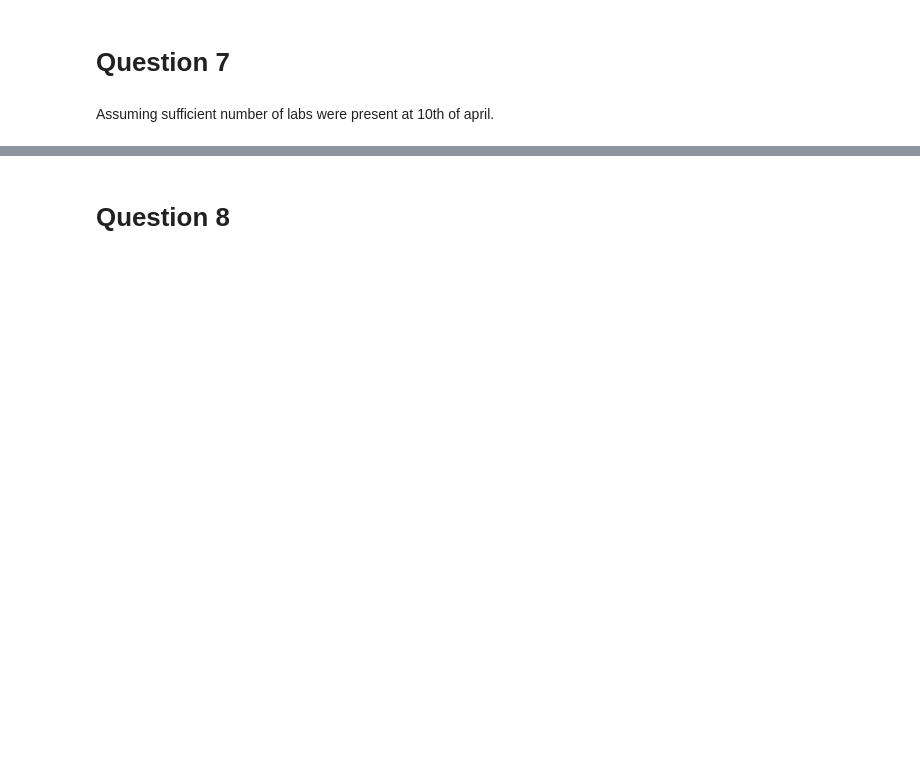
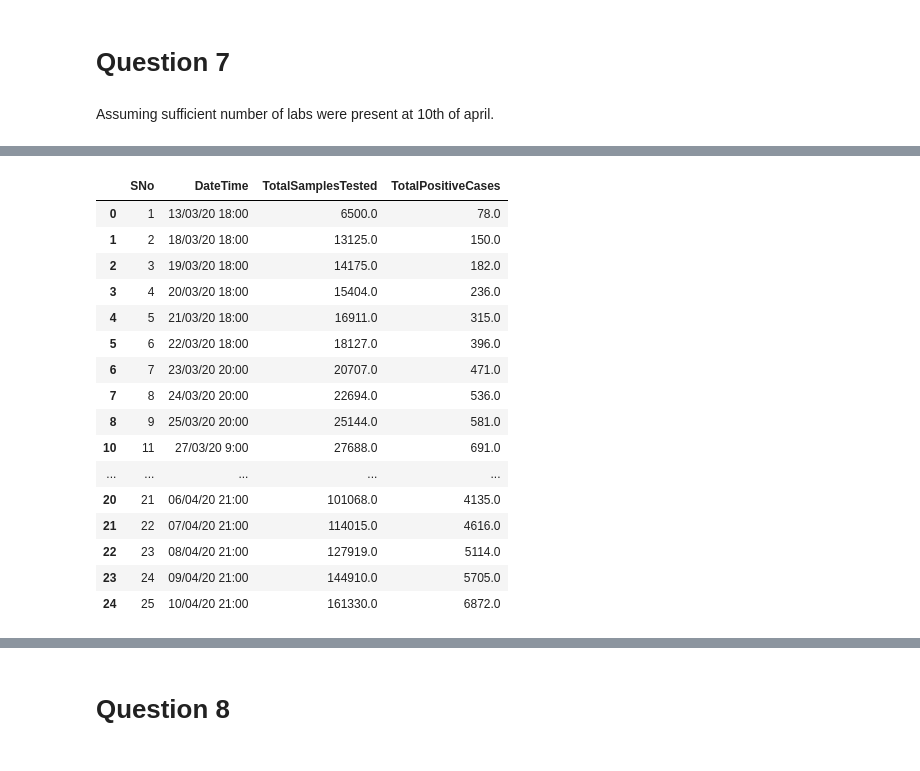
Before and after one commit to mew-two-github/CH5019_2020_GRP3, a Jupyter notebook: Question3/q3_vishal.ipynb, the cells around one changed output, grey strips where cells are left out. Saved outputs shown, nothing was run; the diff lists cells and outputs as text; code cells hidden in the pictures; blank space fills up the shorter version.

```diff
--- a/Question3/q3_vishal.ipynb
+++ b/Question3/q3_vishal.ipynb
@@ -675,0 +718,22 @@ additional_labs
+# %%
+#Dropping extra data(data after 10th april which wasn't available in the original dataset)
+df7 = df7.iloc[:20,:]
+df7
+# %% [output]
+|  | SNo | DateTime | TotalSamplesTested | TotalPositiveCases |
+| 0 | 1 | 13/03/20 18:00 | 6500.0 | 78.0 |
+| 1 | 2 | 18/03/20 18:00 | 13125.0 | 150.0 |
+| 2 | 3 | 19/03/20 18:00 | 14175.0 | 182.0 |
+| 3 | 4 | 20/03/20 18:00 | 15404.0 | 236.0 |
+| 4 | 5 | 21/03/20 18:00 | 16911.0 | 315.0 |
+| 5 | 6 | 22/03/20 18:00 | 18127.0 | 396.0 |
+| 6 | 7 | 23/03/20 20:00 | 20707.0 | 471.0 |
+| 7 | 8 | 24/03/20 20:00 | 22694.0 | 536.0 |
+| 8 | 9 | 25/03/20 20:00 | 25144.0 | 581.0 |
+| 10 | 11 | 27/03/20 9:00 | 27688.0 | 691.0 |
+| ... | ... | ... | ... | ... |
+| 20 | 21 | 06/04/20 21:00 | 101068.0 | 4135.0 |
+| 21 | 22 | 07/04/20 21:00 | 114015.0 | 4616.0 |
+| 22 | 23 | 08/04/20 21:00 | 127919.0 | 5114.0 |
+| 23 | 24 | 09/04/20 21:00 | 144910.0 | 5705.0 |
+| 24 | 25 | 10/04/20 21:00 | 161330.0 | 6872.0 |
```
Also changed, not shown: parts of 15 cells of this notebook, 2 other files.
